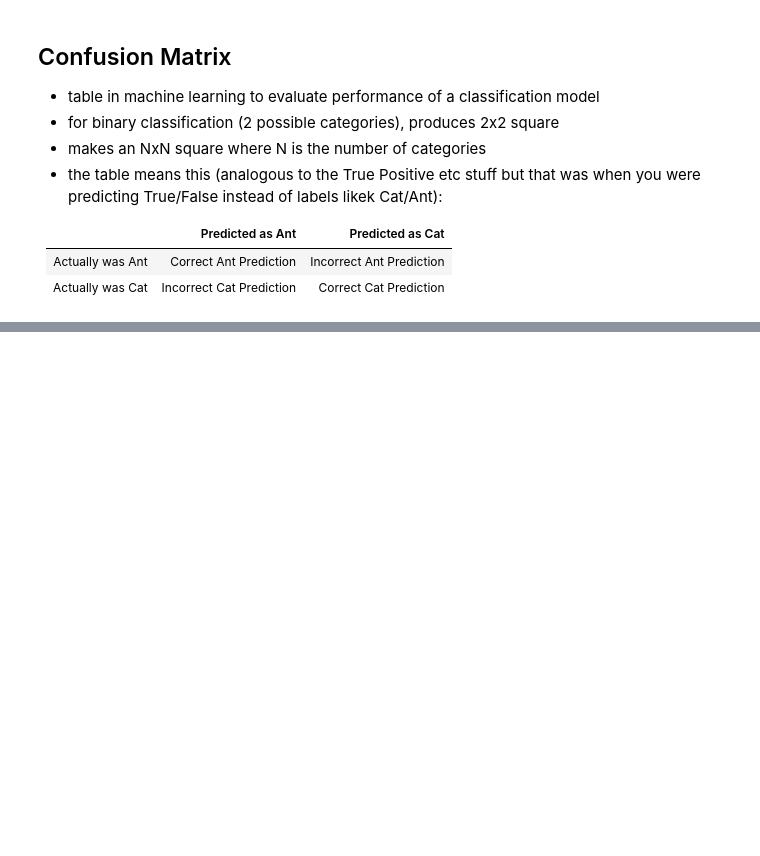
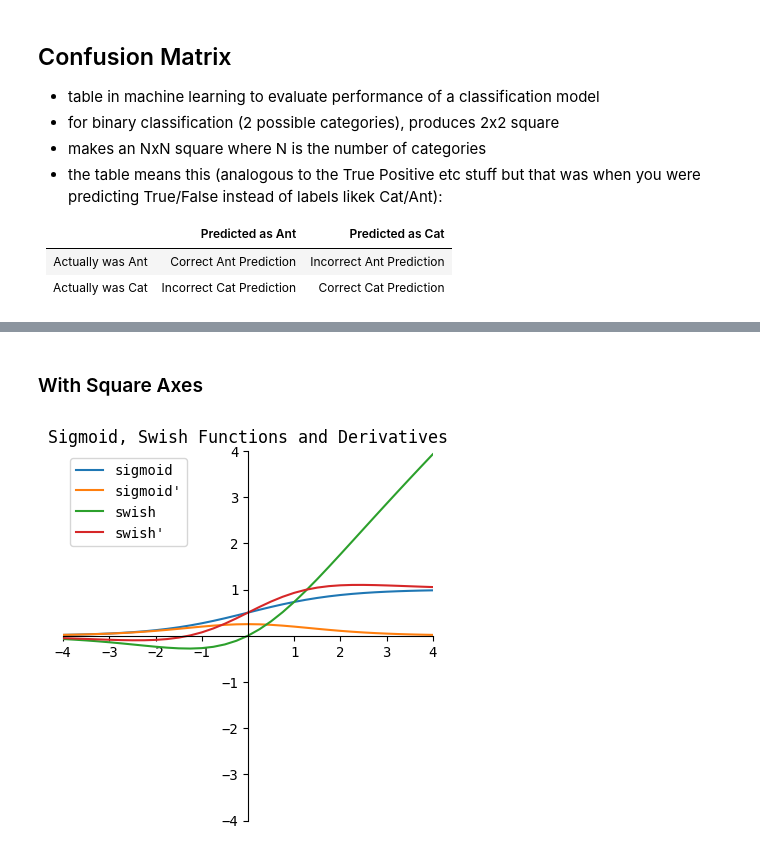
Before and after one commit to CombatWombatHub/aiml-notes, a Jupyter notebook: utils/plotmaker.ipynb, the cells around one changed output, grey strips where cells are left out. Drawn from its saved outputs; the diff is of its cells as text; code cells hidden in the pictures; blank space fills up the shorter version.

```diff
--- a/utils/plotmaker.ipynb
+++ b/utils/plotmaker.ipynb
@@ -149,0 +307,44 @@ cmd.plot()
+# %% [markdown]
+### With Square Axes
+# %%
+# create separate figure and axes objects
+fig = plt.figure()
+ax = fig.add_subplot(1,1,1)
+
+# Move left y-axis and bottom x-axis to centre, passing through (0,0)
+ax.spines['left'].set_position('center')
+ax.spines['bottom'].set_position('zero')
+#ax.spines['bottom'].set_position('center')
+
+# Eliminate upper and right axes
+ax.spines['right'].set_color('none')
+ax.spines['top'].set_color('none')
+
+# Show ticks in the left and lower axes only
+ax.xaxis.set_ticks_position('bottom')
+ax.yaxis.set_ticks_position('left')
+
+# set the ticklabels and remove the 0,0 labels
+ticks = list(range(min_x, max_x + 1))
+ticks = [i for i in ticks if i != 0]
+ax.xaxis.set_ticks(ticks)
+ax.yaxis.set_ticks(ticks)
+
+# set the ranges for the plot axes to reach - make square
+plt.axis('square')
+plt.xlim(min_x,max_x)
+plt.ylim(min_x,max_x)
+
+# plot all the curves
+plt.plot(inputs, outs_sigmoid,   label="sigmoid")
+plt.plot(inputs, outs_sigmoid_d, label="sigmoid'")
+plt.plot(inputs, outs_swish,     label="swish")
+plt.plot(inputs, outs_swish_d,   label="swish'")
+
+# show the plot and legend
+plt.title("Sigmoid, Swish Functions and Derivatives")
+plt.legend(loc="upper left")
+#plt.savefig(img_dir / "activation_functions_swish_sigmoid_square.png")
+plt.show()
+# %% [output]
+[figure, added]
```
Also changed, not shown: parts of 18 cells of this notebook, 4 other files.
